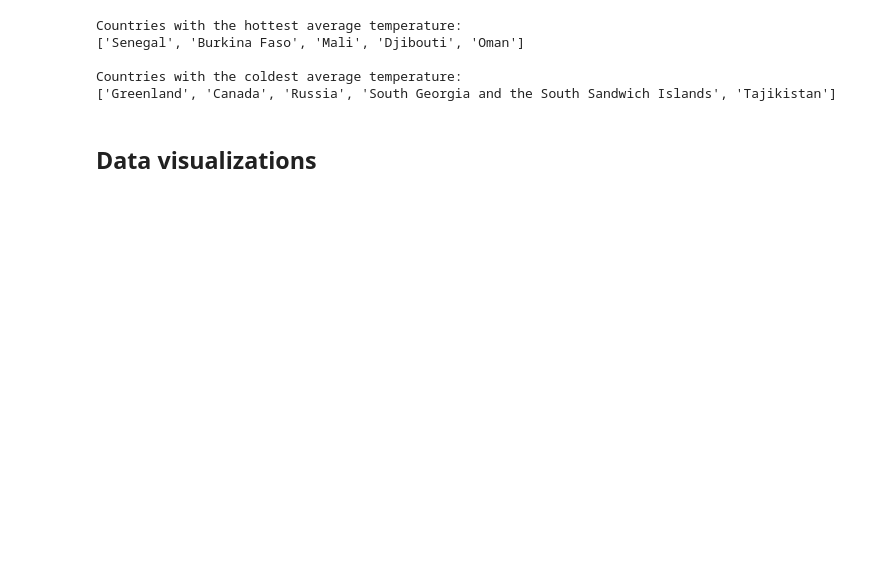
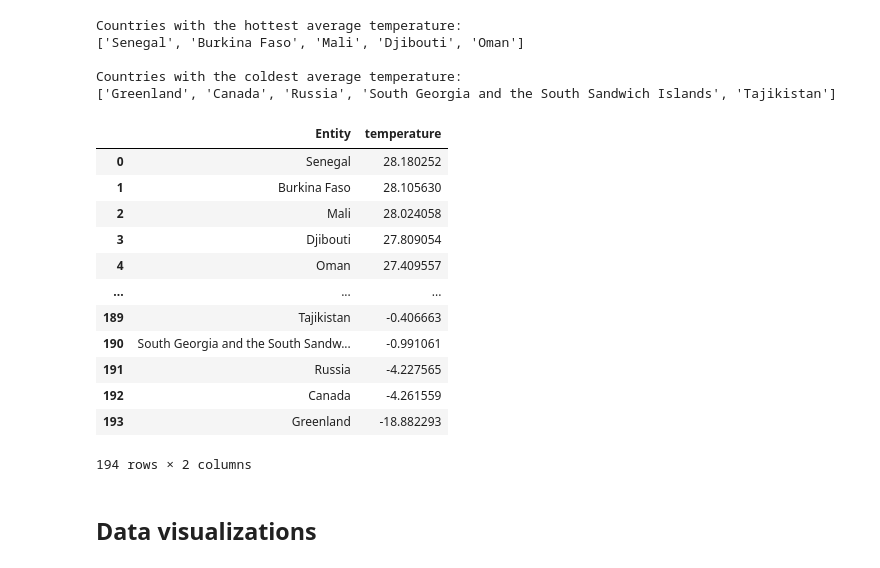
Before and after one commit to gokhanmutlu/surface_temperature_EDA, a Jupyter notebook: Surface_Temperature_EDA_and_Modelling.ipynb, the cells around one changed output. Drawn from its saved outputs; the diff is of its cells as text; code cells hidden in the pictures; blank space fills up the shorter version.

```diff
--- a/Surface_Temperature_EDA_and_Modelling.ipynb
+++ b/Surface_Temperature_EDA_and_Modelling.ipynb
@@ -203,6 +203,22 @@ Countries with the hottest average temperature:
 
 Countries with the coldest average temperature:
 ['Greenland', 'Canada', 'Russia', 'South Georgia and the South Sandwich Islands', 'Tajikistan']
+# %%
+country_avg_temp
+# %% [output]
+|  | Entity | temperature |
+| 0 | Senegal | 28.180252 |
+| 1 | Burkina Faso | 28.105630 |
+| 2 | Mali | 28.024058 |
+| 3 | Djibouti | 27.809054 |
+| 4 | Oman | 27.409557 |
+| ... | ... | ... |
+| 189 | Tajikistan | -0.406663 |
+| 190 | South Georgia and the South Sandw... | -0.991061 |
+| 191 | Russia | -4.227565 |
+| 192 | Canada | -4.261559 |
+| 193 | Greenland | -18.882293 |
+194 rows × 2 columns
 # %% [markdown]
 ## Data visualizations
 # %%
```
Also changed, not shown: parts of 12 cells of this notebook.
